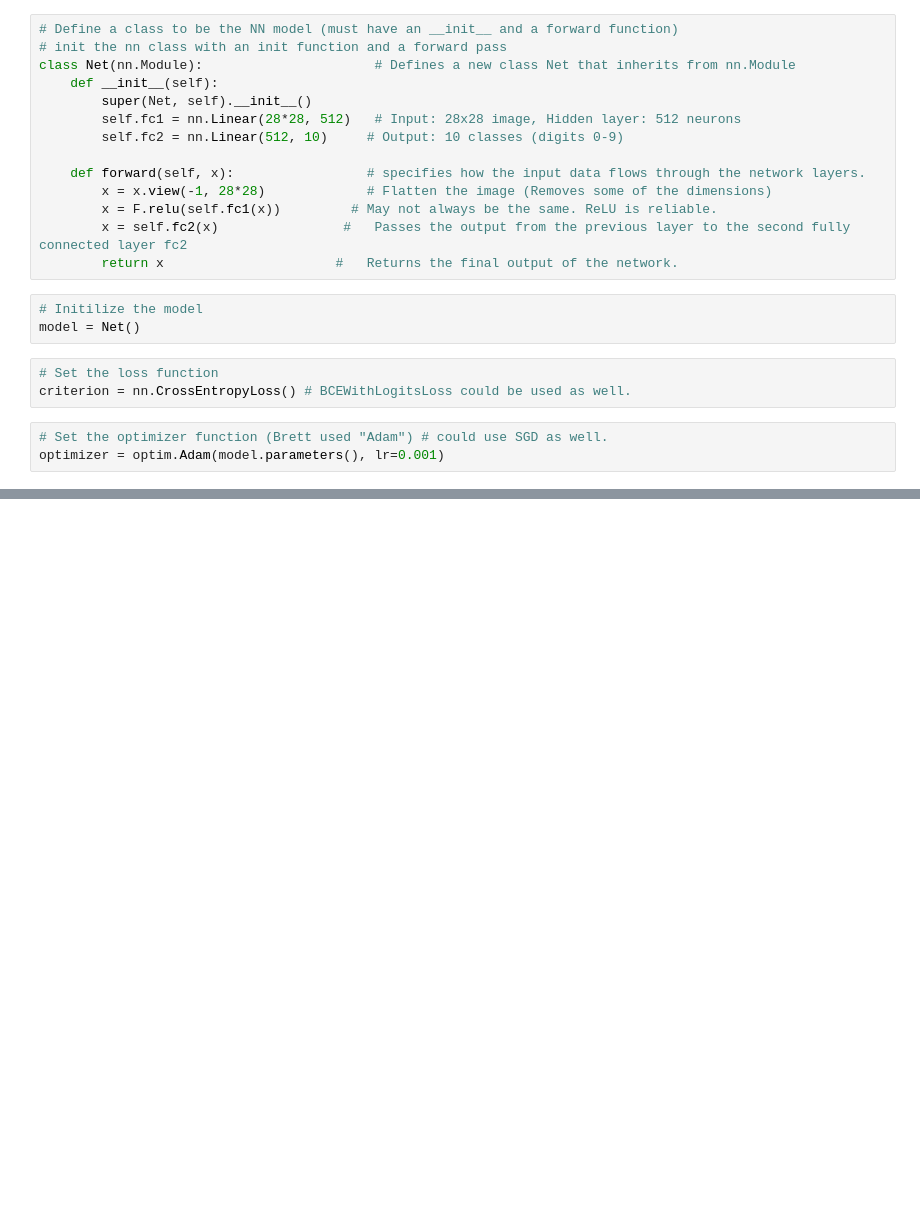
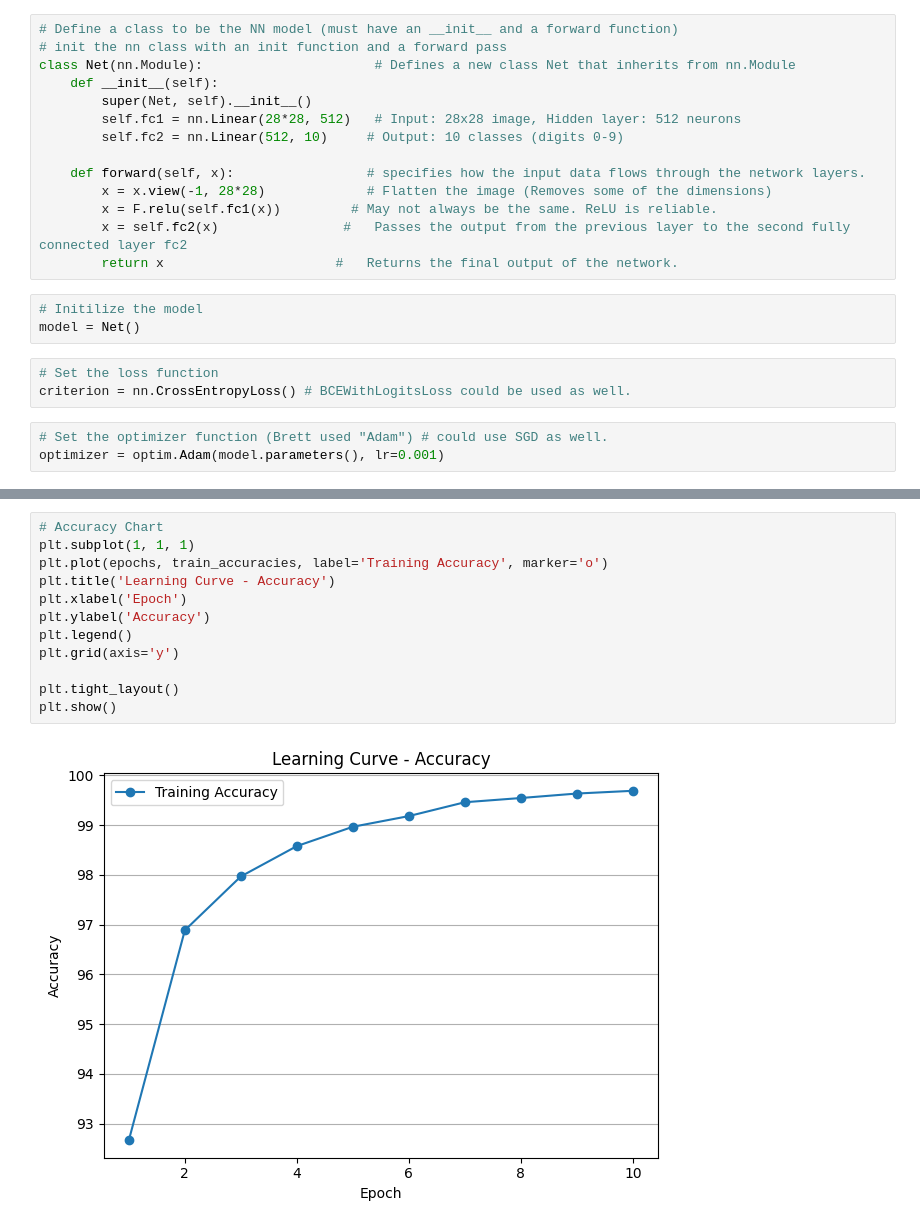
Before and after one commit to JFSOFML/USF_IEX_Git, a Jupyter notebook: NN/temp.ipynb, the cells around one changed output, grey strips where cells are left out. Cells and saved outputs as stored; diff of their text form; blank space fills up the shorter version.

```diff
--- a/NN/temp.ipynb
+++ b/NN/temp.ipynb
@@ -121,0 +166,14 @@ Test Loss: 0.0012, Accuracy: 98.03%
+# %%
+# Accuracy Chart
+plt.subplot(1, 1, 1)
+plt.plot(epochs, train_accuracies, label='Training Accuracy', marker='o')
+plt.title('Learning Curve - Accuracy')
+plt.xlabel('Epoch')
+plt.ylabel('Accuracy')
+plt.legend()
+plt.grid(axis='y')
+
+plt.tight_layout()
+plt.show()
+# %% [output]
+[figure, added]
```
Also changed, not shown: parts of 5 cells of this notebook, 4 other files.
